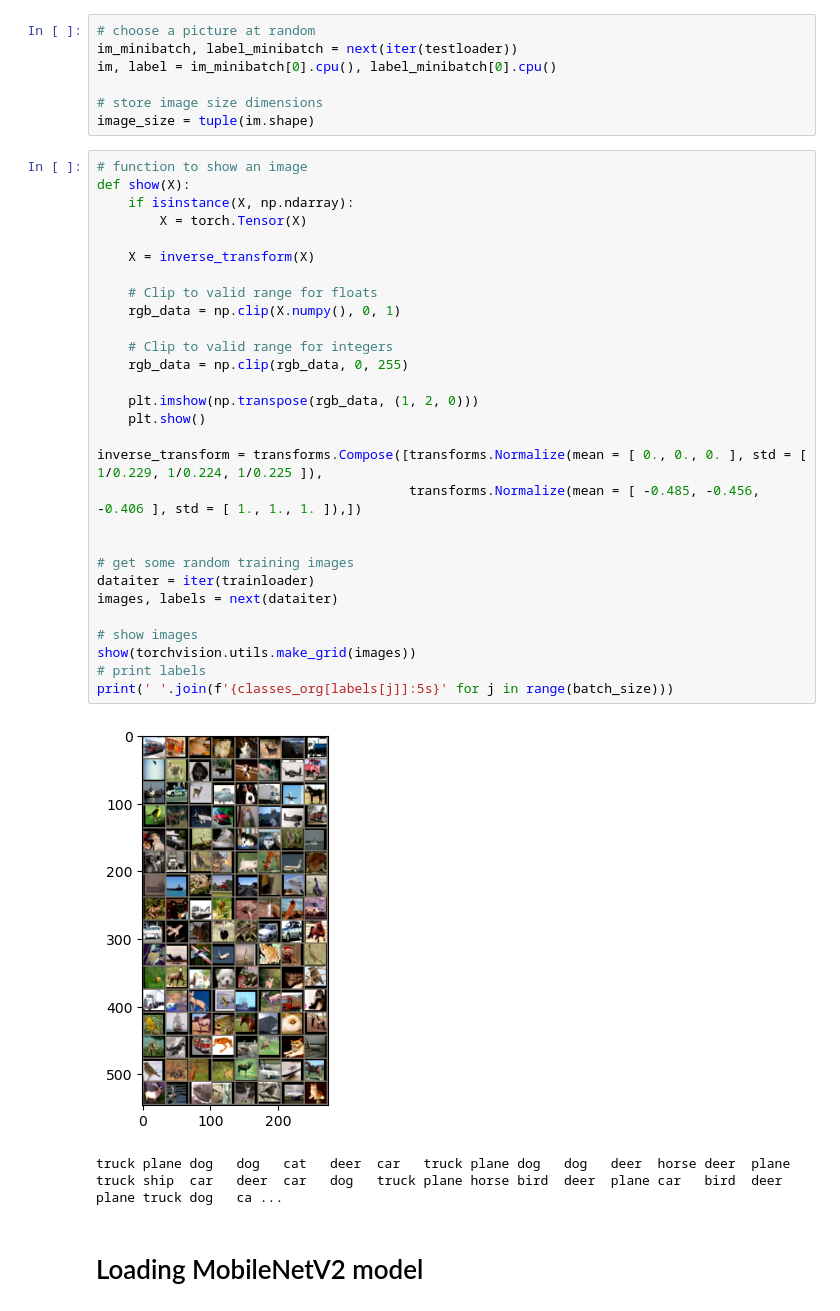
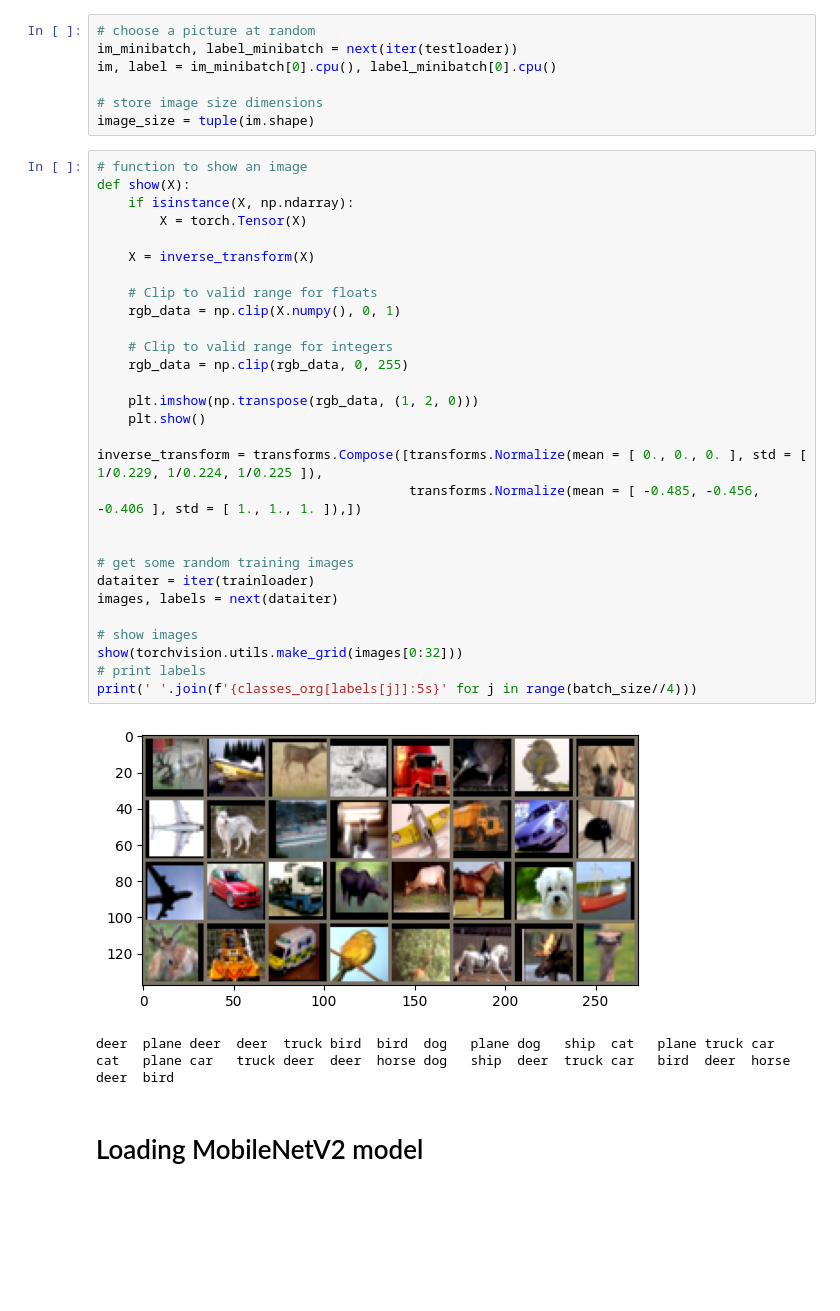
Before and after one commit to Rauyolo/Deep-Learning-course, a Jupyter notebook: Project/main.ipynb, the cells around one changed output. Cells and saved outputs as stored; diff of their text form; blank space fills up the shorter version.

```diff
--- a/Project/main.ipynb
+++ b/Project/main.ipynb
@@ -71,35 +74,35 @@ image_size = tuple(im.shape)
 # %%
 # function to show an image
 def show(X):
     if isinstance(X, np.ndarray):
         X = torch.Tensor(X)
 
     X = inverse_transform(X)
 
     # Clip to valid range for floats
     rgb_data = np.clip(X.numpy(), 0, 1)
 
     # Clip to valid range for integers
     rgb_data = np.clip(rgb_data, 0, 255)
 
     plt.imshow(np.transpose(rgb_data, (1, 2, 0)))
     plt.show()
 
 inverse_transform = transforms.Compose([transforms.Normalize(mean = [ 0., 0., 0. ], std = [ 1/0.229, 1/0.224, 1/0.225 ]),
                                         transforms.Normalize(mean = [ -0.485, -0.456, -0.406 ], std = [ 1., 1., 1. ]),])
 
 
 # get some random training images
 dataiter = iter(trainloader)
 images, labels = next(dataiter)
 
 # show images
-show(torchvision.utils.make_grid(images))
+show(torchvision.utils.make_grid(images[0:32]))
 # print labels
-print(' '.join(f'{classes_org[labels[j]]:5s}' for j in range(batch_size)))
+print(' '.join(f'{classes_org[labels[j]]:5s}' for j in range(batch_size//4)))
 # %% [output]
-[figure, old version]
+[figure, new version]
-truck plane dog   dog   cat   deer  car   truck plane dog   dog   deer  horse deer  plane truck ship  car   deer  car   dog   truck plane horse bird  deer  plane car   bird  deer  plane truck dog   ca ...
+deer  plane deer  deer  truck bird  bird  dog   plane dog   ship  cat   plane truck car   cat   plane car   truck deer  deer  horse dog   ship  deer  truck car   bird  deer  horse deer  bird
 # %% [markdown]
 # Loading MobileNetV2 model
 # %%
```
Also changed, not shown: parts of 58 cells of this notebook, 12 other files.
